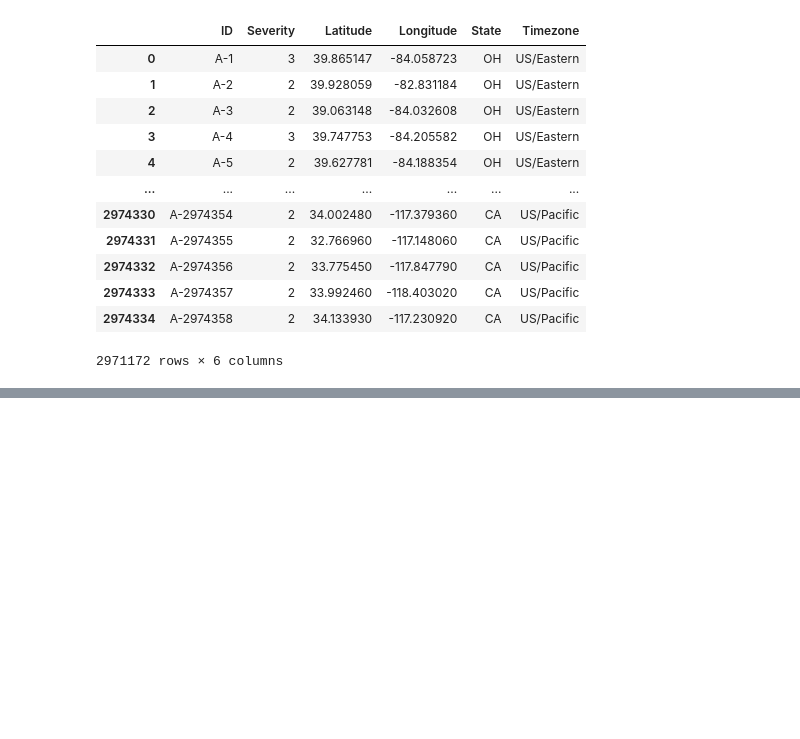
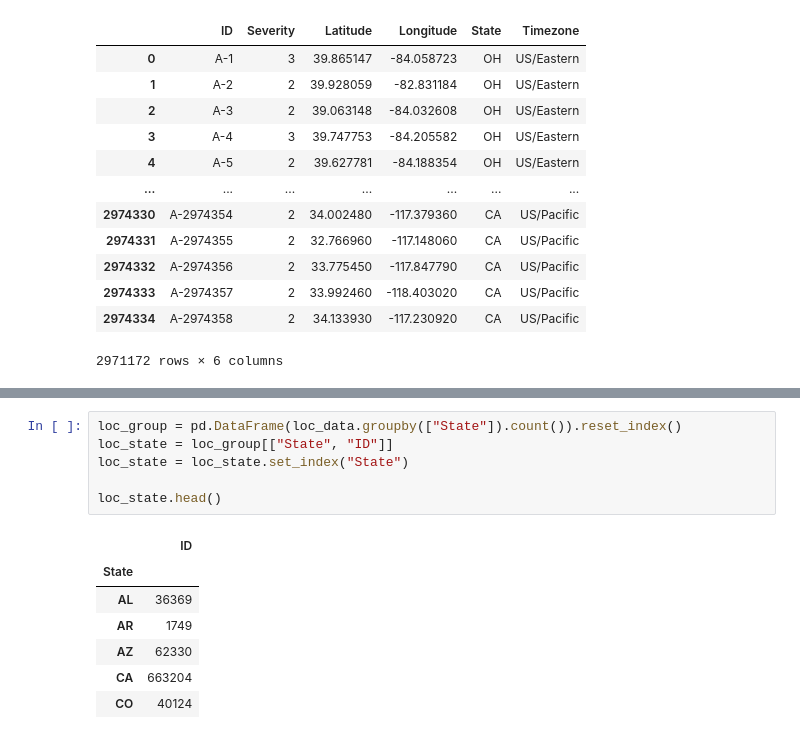
Before and after one commit to mseidenberg13/team_4_project, a Jupyter notebook: loc_analysis.ipynb, the cells around one changed output, grey strips where cells are left out. Saved outputs shown, nothing was run; the diff lists cells and outputs as text; blank space fills up the shorter version.

```diff
--- a/loc_analysis.ipynb
+++ b/loc_analysis.ipynb
@@ -72,0 +98,14 @@ loc_data.dropna()
+# %%
+loc_group = pd.DataFrame(loc_data.groupby(["State"]).count()).reset_index()
+loc_state = loc_group[["State", "ID"]]
+loc_state = loc_state.set_index("State")
+
+loc_state.head()
+# %% [output]
+|  | ID |
+| State |  |
+| AL | 36369 |
+| AR | 1749 |
+| AZ | 62330 |
+| CA | 663204 |
+| CO | 40124 |
```
Also changed, not shown: parts of 5 cells of this notebook, 3 other files.
